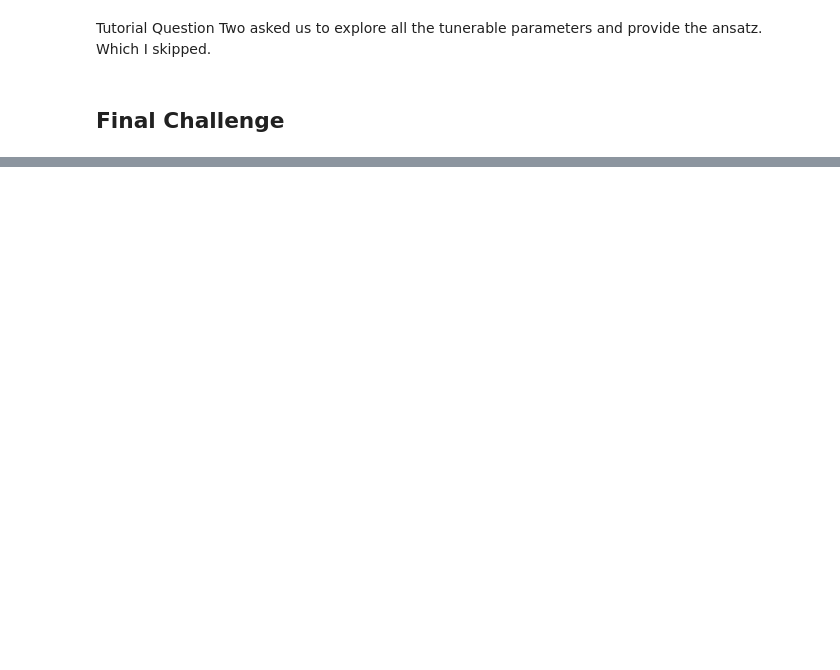
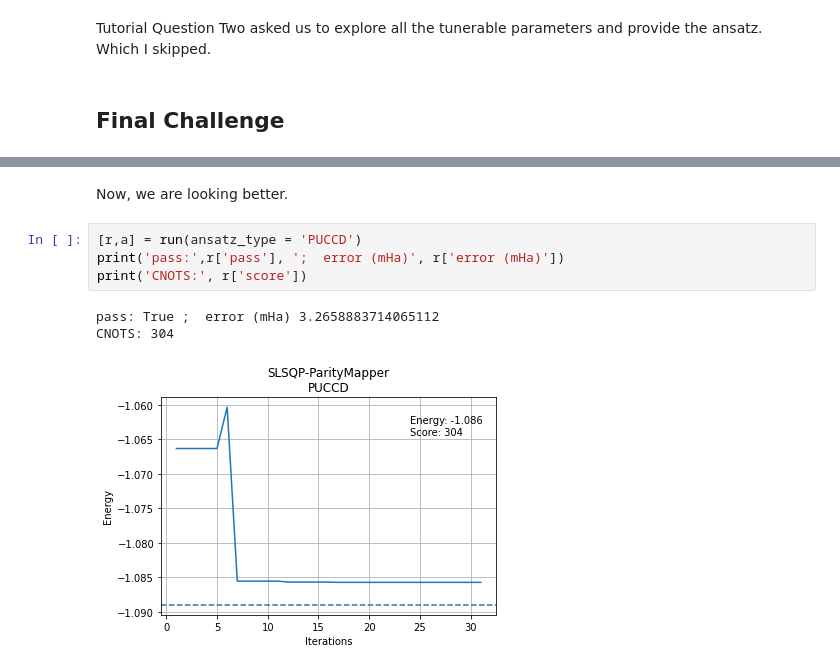
Before and after one commit to qiskit-community/ibm-quantum-challenge-2021, a Jupyter notebook: solutions by participants/ex5/Ex5 Solution by Howie Kuo.ipynb, the cells around one changed output, grey strips where cells are left out. Cells and saved outputs as stored; diff of their text form; blank space fills up the shorter version.

```diff
--- a/solutions by participants/ex5/Ex5 Solution by Howie Kuo.ipynb
+++ b/solutions by participants/ex5/Ex5 Solution by Howie Kuo.ipynb
@@ -426,0 +930,10 @@ a.draw('mpl')
+# %% [markdown]
+Now, we are looking better.
+# %%
+[r,a] = run(ansatz_type = 'PUCCD')
+print('pass:',r['pass'], ';  error (mHa)', r['error (mHa)'])
+print('CNOTS:', r['score'])
+# %% [output]
+pass: True ;  error (mHa) 3.2658883714065112
+CNOTS: 304
+[figure, added]
```
Also changed, not shown: parts of 100 cells of this notebook.
